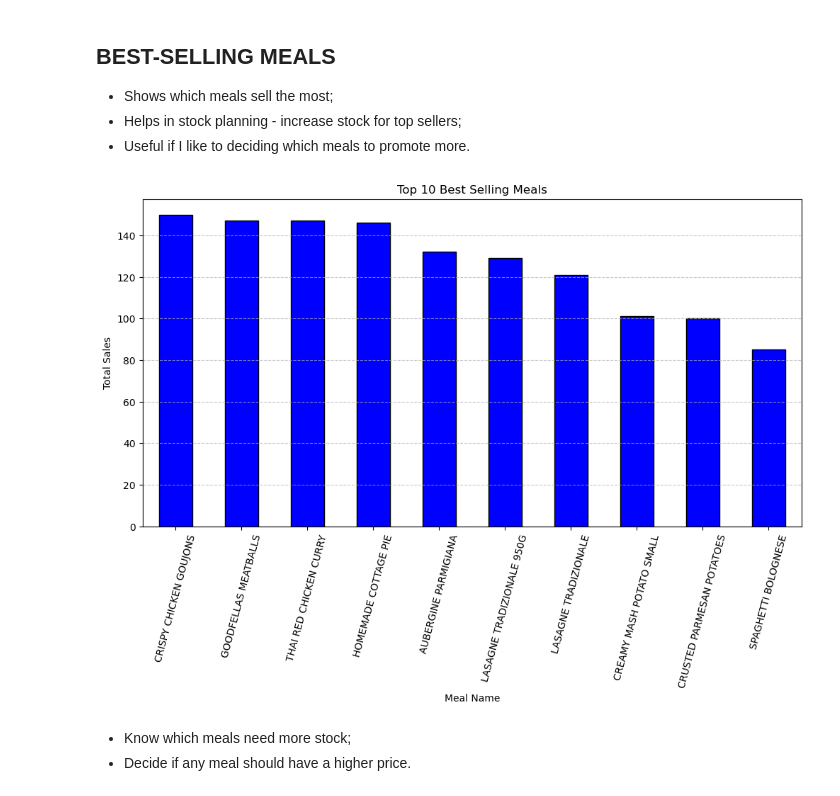
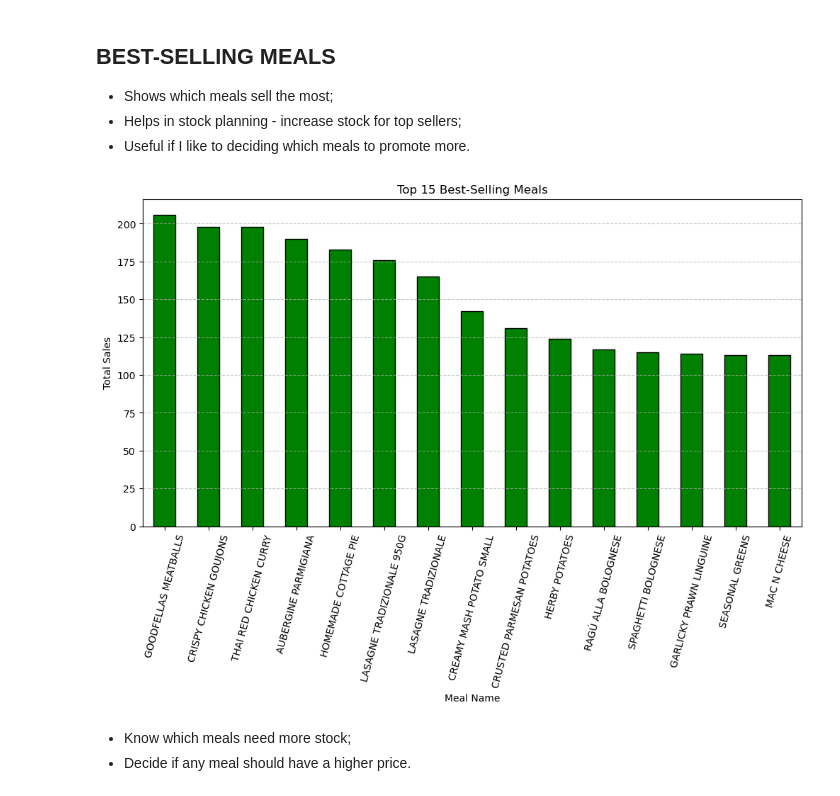
Before and after one commit to MorganeTassoneiro/CA1---Project-Strategic-Analysis, a Jupyter notebook: sales-data-analyse.ipynb, the cells around one changed output. Saved outputs shown, nothing was run; the diff lists cells and outputs as text; code cells hidden in the pictures.

```diff
--- a/sales-data-analyse.ipynb
+++ b/sales-data-analyse.ipynb
@@ -42,18 +45,20 @@ plt.show()
 * Helps in stock planning  - increase stock for top sellers;
 * Useful if I like to deciding which meals to promote more.
 # %%
-meal_sales = df_main.groupby('MealName')['Sales'].sum().sort_values(ascending=False)
+# best selling Meals
+best_sellers = df.groupby('MealName')['Sales'].sum().sort_values(ascending=False).head(15)
 
+# plot
 plt.figure(figsize=(12, 6))
-meal_sales.head(10).plot(kind='bar', color='blue', edgecolor='black')
+best_sellers.plot(kind='bar', color='green', edgecolor='black')
 plt.xlabel("Meal Name")
 plt.ylabel("Total Sales")
-plt.title("Top 10 Best Selling Meals")
+plt.title("Top 15 Best-Selling Meals")
 plt.xticks(rotation=75)
 plt.grid(axis='y', linestyle='--', alpha=0.7)
 plt.show()
 # %% [output]
-[figure, old version]
+[figure, new version]
 # %% [markdown]
 * Know which meals need more stock;
 * Decide if any meal should have a higher price.
```
Also changed, not shown: parts of 16 cells of this notebook, 2 other files.
